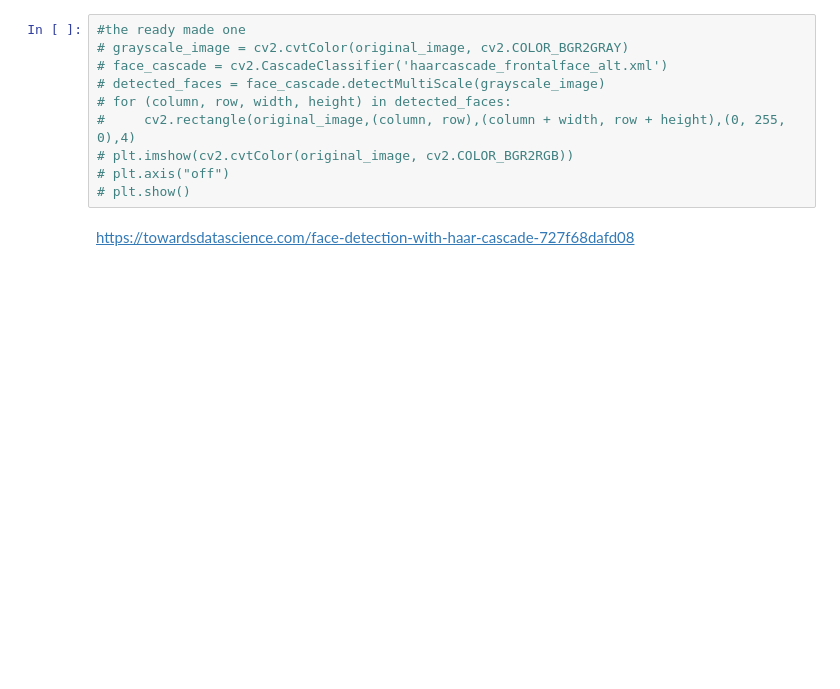
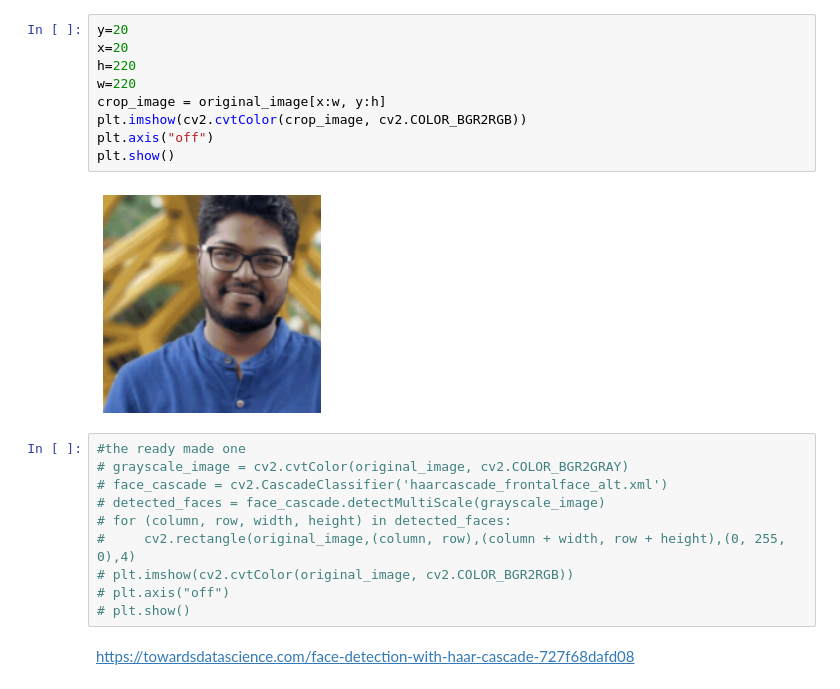
Before and after one commit to khaledalics22/AUTISM_GP22, a Jupyter notebook: Face_detection.ipynb, the cells around one changed output. Cells and saved outputs as stored; diff of their text form; blank space fills up the shorter version.

```diff
--- a/Face_detection.ipynb
+++ b/Face_detection.ipynb
@@ -11,3 +11,14 @@ plt.show()
+# %%
+y=20
+x=20
+h=220
+w=220
+crop_image = original_image[x:w, y:h]
+plt.imshow(cv2.cvtColor(crop_image, cv2.COLOR_BGR2RGB))
+plt.axis("off")
+plt.show()
+# %% [output]
+[figure, added]
 # %%
 #the ready made one
 # grayscale_image = cv2.cvtColor(original_image, cv2.COLOR_BGR2GRAY)
```
Also changed, not shown: parts of 29 cells of this notebook, 1 other file.
